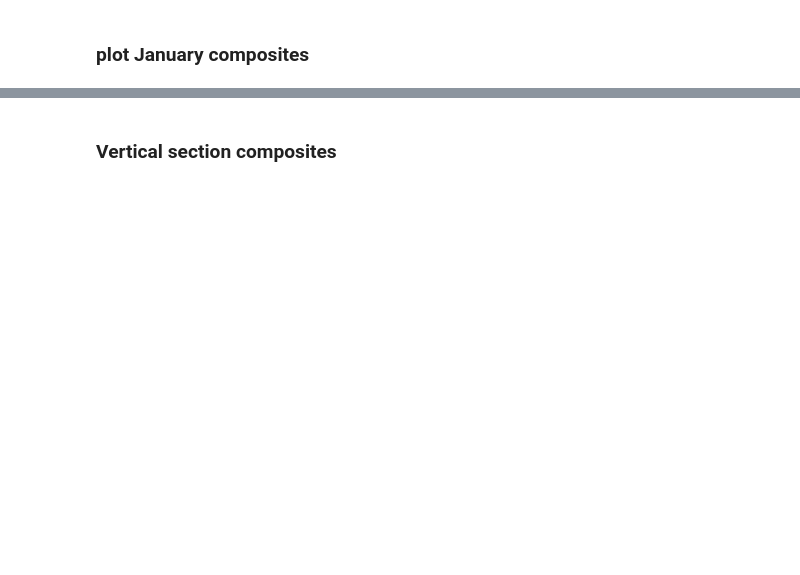
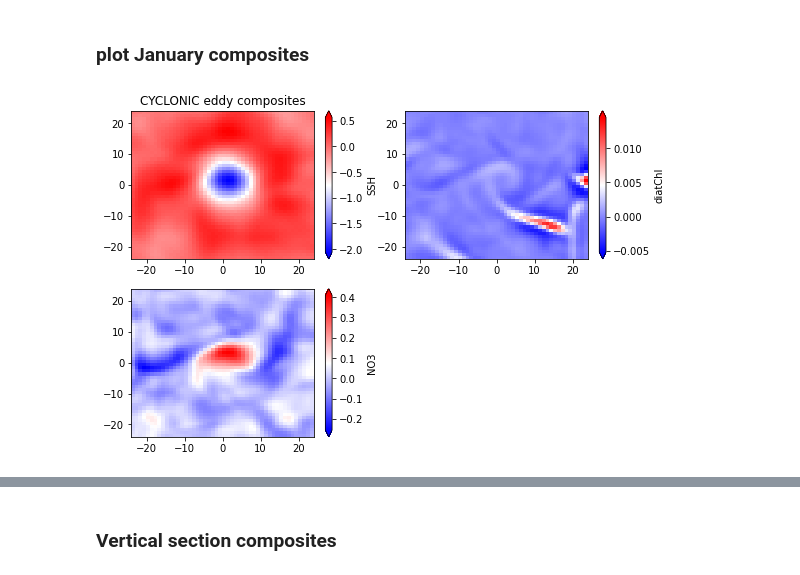
Before and after one commit to kristenkrumhardt/feature-centric-composite, a Jupyter notebook: eddy_composite_v5.ipynb, the cells around one changed output, grey strips where cells are left out. Cells and saved outputs as stored; diff of their text form; code cells hidden in the pictures; blank space fills up the shorter version.

```diff
--- a/eddy_composite_v5.ipynb
+++ b/eddy_composite_v5.ipynb
@@ -474,27 +474,29 @@ Cyclonic_monthly['jan'].SSH.plot()
 ### plot January composites
 # %%
 num_comp=len(variables)
-fig_width = num_comp * 2
+fig_width = num_comp * 3
 fig_height = (num_comp * 3) - 3
 rows = math.ceil(num_comp/2)
 cols = 2
 
 fig = plt.figure(figsize=(fig_width,fig_height))
 count = 1
 for varname in variables:
     ax = fig.add_subplot(rows,cols,count)
     if count==1:
         ax.set_title('CYCLONIC eddy composites')
     var= Cyclonic_monthly['jan'][varname]
     if len(var.dims)>2:
         if var.dims[0]=='z_t':
             var=var.isel(z_t=0)
         else:
             var=var.isel(z_t_150m=0)
 
 
     pc=ax.pcolormesh(all_cyc_comps.lon, all_cyc_comps.lat, var, cmap='bwr')
     cbar = fig.colorbar(pc, label=varname,extend='both')
     count = count + 1
+# %% [output]
+[figure, added]
 # %%
 num_comp=len(variables)
```
Also changed, not shown: parts of 23 cells of this notebook, 1 other file.
